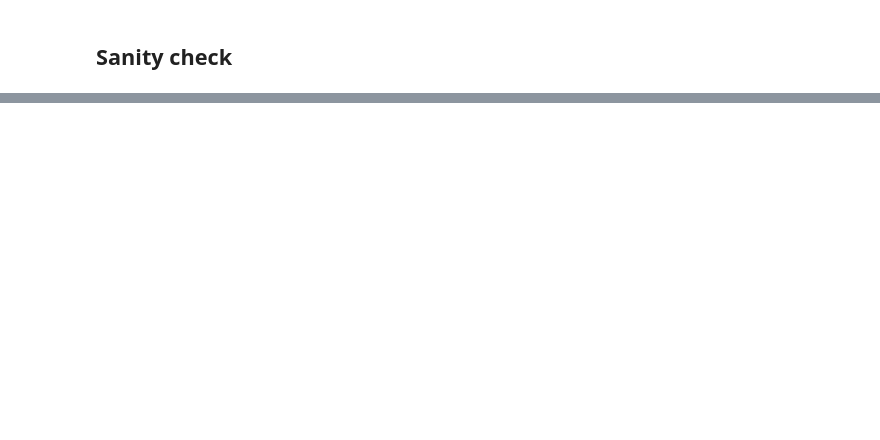
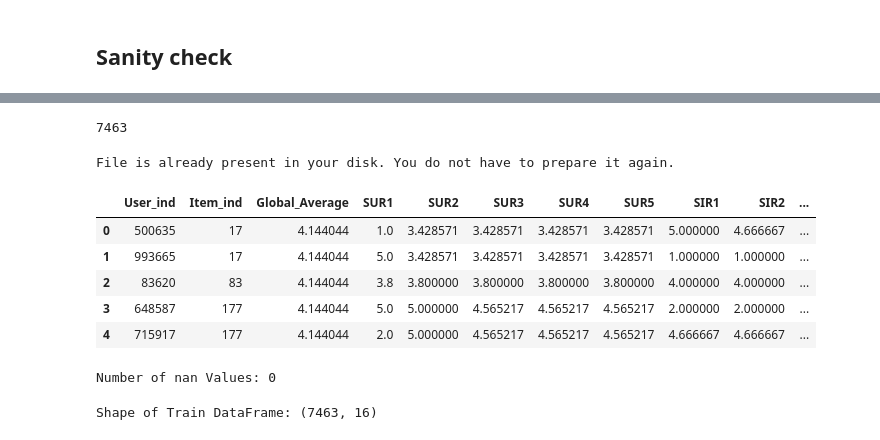
Before and after one commit to marvinmin/amazon_beauty_recommendation, a Jupyter notebook: doc/item_to_item.ipynb, the cells around one changed output, grey strips where cells are left out. Saved outputs shown, nothing was run; the diff lists cells and outputs as text; code cells hidden in the pictures; blank space fills up the shorter version.

```diff
--- a/doc/item_to_item.ipynb
+++ b/doc/item_to_item.ipynb
@@ -183,0 +257,4 @@ sorted_ind[1:6]
+# %%
+len(sample_train_ratings)
+# %% [output]
+7463
@@ -183,0 +273,71 @@ sorted_ind[1:6]
+# %%
+if os.path.isfile("../data/clean/Train_Regression.csv"):
+    print("File is already present in your disk. You do not have to prepare it again.")
+else:
+    startTime = datetime.now()
+    print("Preparing Train csv file for {} rows".format(len(sample_train_ratings)))
+    train_sample_sparse_T = train_sample_sparse.T
+    with open("../data/clean/Train_Regression.csv", mode = "w") as data:
+        count = 0
+        for user, item, rating in zip(sample_train_users, sample_train_items, sample_train_ratings):
+            row = list()
+            row.append(user)  #appending user index
+            row.append(item) #appending item index
+            row.append(train_sample_sparse.sum()/train_sample_sparse.count_nonzero()) #appending global average rating
+
+#----------------------------------Ratings given to "item" by top 5 similar users with "user"--------------------#
+            similar_users = cosine_similarity(train_sample_sparse[user], train_sample_sparse).ravel()
+            similar_users_indices = np.argsort(-similar_users)
+            similar_users_indices = similar_users_indices[similar_users_indices != user]
+            similar_users_ratings = train_sample_sparse[similar_users_indices, item].toarray().ravel()
+            top_similar_user_ratings = list(similar_users_ratings[similar_users_ratings != 0][:5])
+            top_similar_user_ratings.extend([average_item_rating[item]]*(5-len(top_similar_user_ratings)))
+            #above line means that if top 5 ratings are not available then rest of the ratings will be filled by "item" average
+            #rating. Let say only 3 out of 5 ratings are available then rest 2 will be "item" average rating.
+            row.extend(top_similar_user_ratings)
+
+ #----------------------------------Ratings given by "user" to top 5 similar items with "items"------------------#
+            similar_items = cosine_similarity(train_sample_sparse_T[item], train_sample_sparse_T).ravel()
+            similar_items_indices = np.argsort(-similar_items)
+            similar_items_indices = similar_items_indices[similar_items_indices != item]
+            similar_items_ratings = train_sample_sparse[user, similar_items_indices].toarray().ravel()
+            top_similar_item_ratings = list(similar_items_ratings[similar_items_ratings != 0][:5])
+            top_similar_item_ratings.extend([average_user_rating[user]]*(5-len(top_similar_item_ratings)))
+            #above line means that if top 5 ratings are not available then rest of the ratings will be filled by "user" average
+            #rating. Let say only 3 out of 5 ratings are available then rest 2 will be "user" average rating.
+            row.extend(top_similar_item_ratings)
+
+ #----------------------------------Appending "user" average, "item" average & rating of "user""item"-----------#
+            row.append(average_user_rating[user])
+            row.append(average_item_rating[item])
+            row.append(rating)
+
+#-----------------------------------Converting rows and appending them as comma separated values to csv file------#
+            data.write(",".join(map(str, row)))
+            data.write("\n")
+
+            count += 1
+            if count % 2000 == 0:
+                print("Done for {}. Time elapsed: {}".format(count, (datetime.now() - startTime)))
+
+    print("Total Time for {} rows = {}".format(len(sample_train_ratings), (datetime.now() - startTime)))
+# %% [output]
+File is already present in your disk. You do not have to prepare it again.
+# %%
+Train_Reg = pd.read_csv("../data/clean/Train_Regression.csv", names = ["User_ind", "Item_ind", "Global_Average", "SUR1", "SUR2", "SUR3", "SUR4", "SUR5", "SIR1", "SIR2", "SIR3", "SIR4", "SIR5", "User_Average", "Item_Average", "Rating"])
+Train_Reg.head()
+# %% [output]
+|  | User_ind | Item_ind | Global_Average | SUR1 | SUR2 | SUR3 | SUR4 | SUR5 | SIR1 | SIR2 | ... |
+| 0 | 500635 | 17 | 4.144044 | 1.0 | 3.428571 | 3.428571 | 3.428571 | 3.428571 | 5.000000 | 4.666667 | ... |
+| 1 | 993665 | 17 | 4.144044 | 5.0 | 3.428571 | 3.428571 | 3.428571 | 3.428571 | 1.000000 | 1.000000 | ... |
+| 2 | 83620 | 83 | 4.144044 | 3.8 | 3.800000 | 3.800000 | 3.800000 | 3.800000 | 4.000000 | 4.000000 | ... |
+| 3 | 648587 | 177 | 4.144044 | 5.0 | 5.000000 | 4.565217 | 4.565217 | 4.565217 | 2.000000 | 2.000000 | ... |
+| 4 | 715917 | 177 | 4.144044 | 2.0 | 5.000000 | 4.565217 | 4.565217 | 4.565217 | 4.666667 | 4.666667 | ... |
+# %%
+print("Number of nan Values: "+str(Train_Reg.isnull().sum().sum()))
+# %% [output]
+Number of nan Values: 0
+# %%
+print("Shape of Train DataFrame: {}".format(Train_Reg.shape))
+# %% [output]
+Shape of Train DataFrame: (7463, 16)
```
Also changed, not shown: parts of 23 cells of this notebook, 6 other files.
